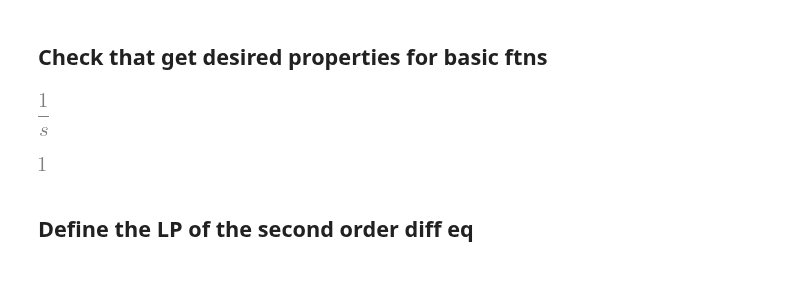
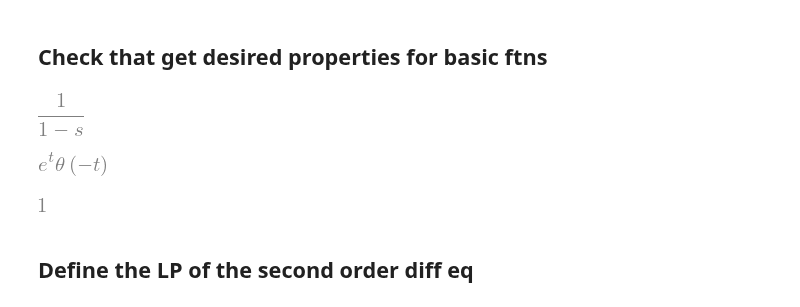
Before and after one commit to JonHowMIT/Signals_and_Systems, a Jupyter notebook: 16_002_Topic10_DiffEq_delta_input.ipynb, the cells around one changed output. Cells and saved outputs as stored; diff of their text form; code cells hidden in the pictures; blank space fills up the shorter version.

```diff
--- a/16_002_Topic10_DiffEq_delta_input.ipynb
+++ b/16_002_Topic10_DiffEq_delta_input.ipynb
@@ -14,16 +14,30 @@ x, g, X = symbols('x g X', cls = Function)
 # %% [output]
 1.10.1
+# %%
+def laplace_transform_ac(g_ac,t,s, NC = True):
+    return laplace_transform(g_ac.subs(t,-t), t, -s, noconds = NC)
+
+def inverse_laplace_transform_ac(G_ac,s,t):
+    return -inverse_laplace_transform(G,s,t).subs(Heaviside(t),Heaviside(-t))
 # %% [markdown]
 ## Check that get desired properties for basic ftns
+# %%
+g_ac = sympy.exp(t)*Heaviside(-t)
+G_ac = laplace_transform_ac(g_ac,t,s)
+G_ac
+# %% [output]
+[figure, added]
+# %%
+g_temp = inverse_laplace_transform_ac(G_ac,s,t)
+g_temp
+# %% [output]
+[figure, added]
 # %%
-laplace_transform(Heaviside(t,0), t, s, noconds = True) # Checking the performance of the Laplace Transform Module
+g = DiracDelta(t)
+G = laplace_transform(g, t, s, noconds = True) # Checking the performance -  Should get 1.
+G
 # %% [output]
-[figure, old version]
+[figure, new version]
-# %%
-g = DiracDelta(t)
-laplace_transform(g, t, s, noconds = True) # Checking the performance -  Should get 1.
-# %% [output]
-[figure, removed]
 # %% [markdown]
 ## Define the LP of the second order diff eq
 # %%
```
Also changed, not shown: parts of 1 cell of this notebook.
